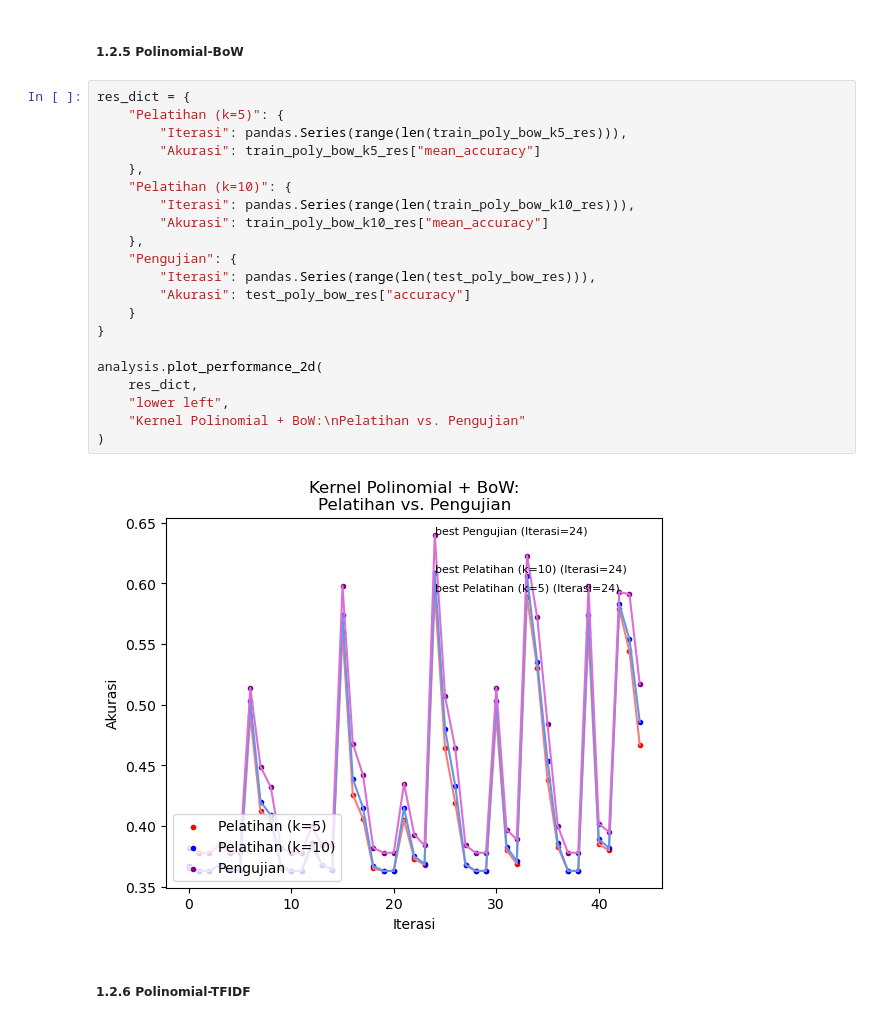
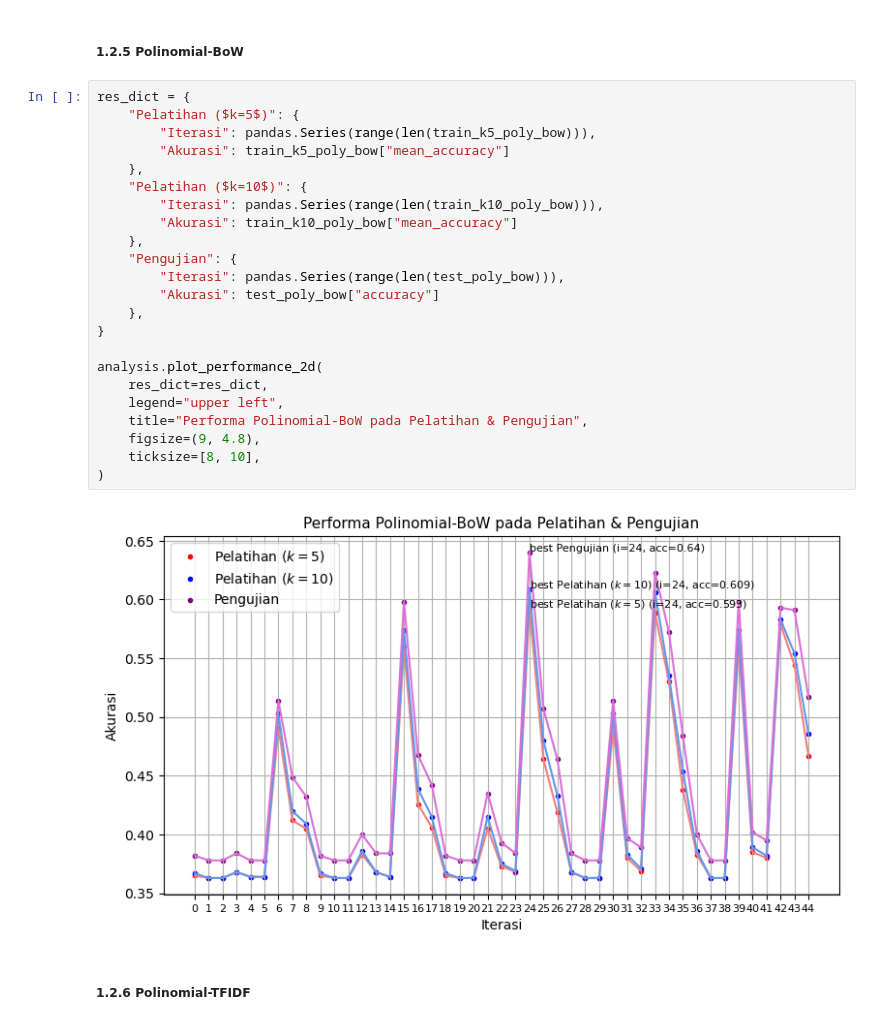
Before and after one commit to fwaskito/ta, a Jupyter notebook: ta/plot_rev.ipynb, the cells around one changed output. Saved outputs shown, nothing was run; the diff lists cells and outputs as text.

```diff
--- a/ta/plot_rev.ipynb
+++ b/ta/plot_rev.ipynb
@@ -289,27 +322,29 @@ analysis.plot_performance_2d(
 ##### 1.2.5 Polinomial-BoW
 # %%
 res_dict = {
-    "Pelatihan (k=5)": {
-        "Iterasi": pandas.Series(range(len(train_poly_bow_k5_res))),
-        "Akurasi": train_poly_bow_k5_res["mean_accuracy"]
+    "Pelatihan ($k=5$)": {
+        "Iterasi": pandas.Series(range(len(train_k5_poly_bow))),
+        "Akurasi": train_k5_poly_bow["mean_accuracy"]
     },
-    "Pelatihan (k=10)": {
-        "Iterasi": pandas.Series(range(len(train_poly_bow_k10_res))),
-        "Akurasi": train_poly_bow_k10_res["mean_accuracy"]
+    "Pelatihan ($k=10$)": {
+        "Iterasi": pandas.Series(range(len(train_k10_poly_bow))),
+        "Akurasi": train_k10_poly_bow["mean_accuracy"]
     },
     "Pengujian": {
-        "Iterasi": pandas.Series(range(len(test_poly_bow_res))),
-        "Akurasi": test_poly_bow_res["accuracy"]
-    }
+        "Iterasi": pandas.Series(range(len(test_poly_bow))),
+        "Akurasi": test_poly_bow["accuracy"]
+    },
 }
 
 analysis.plot_performance_2d(
-    res_dict,
-    "lower left",
-    "Kernel Polinomial + BoW:\nPelatihan vs. Pengujian"
+    res_dict=res_dict,
+    legend="upper left",
+    title="Performa Polinomial-BoW pada Pelatihan & Pengujian",
+    figsize=(9, 4.8),
+    ticksize=[8, 10],
 )
 # %% [output]
-[figure, old version]
+[figure, new version]
 # %% [markdown]
 ##### 1.2.6 Polinomial-TFIDF
 # %%
```
Also changed, not shown: parts of 53 cells of this notebook.
